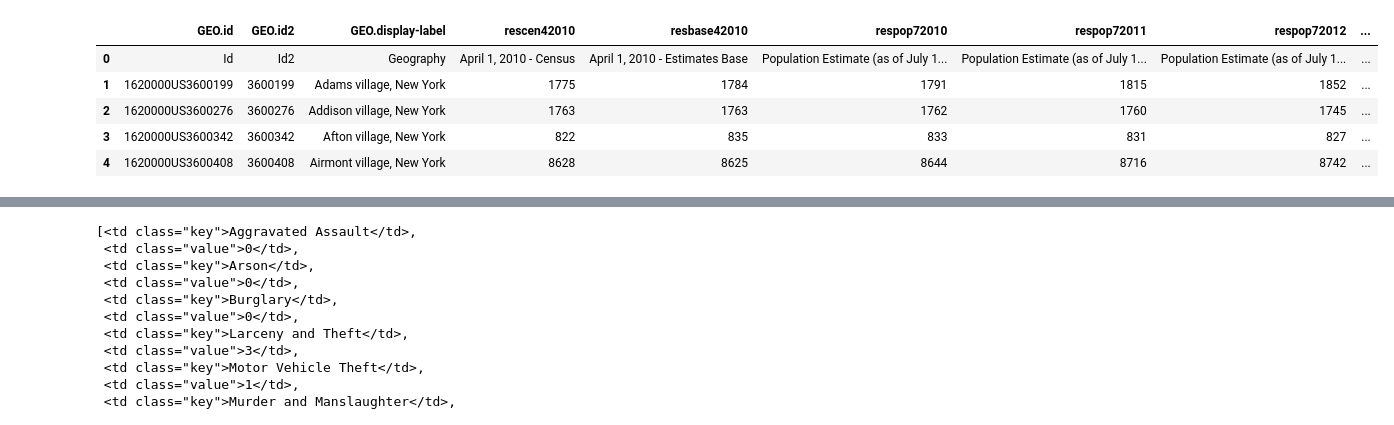
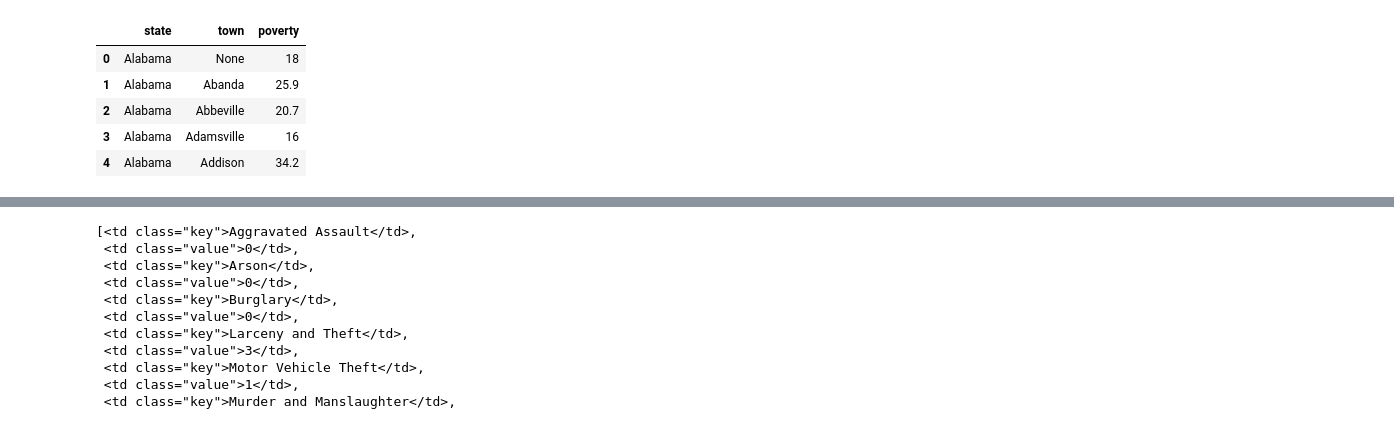
Before and after one commit to escBoston/Where-Should-I-Live, a Jupyter notebook: nocapmain.ipynb, the cells around one changed output, grey strips where cells are left out. Cells and saved outputs as stored; diff of their text form; code cells hidden in the pictures.

```diff
--- a/nocapmain.ipynb
+++ b/nocapmain.ipynb
@@ -19,9 +35,27 @@ nypop = pd.read_csv('./data/pop/nypop.csv')
+# %%
+# Only for Puerto Rico
+for i in range(pov.shape[0]):
+    flip = pov.loc[i, 'state']
+    if '-' not in flip:
+        pov.loc[i, 'state'] = f"-{flip}"
+# %%
+pov['state'] = pov['state'].apply(lambda x: x.split('-')[1].strip())
+# %%
+def clean_towns(town):
+    if town[-4:] == ' CDP':
+        return town[:-4]
+    elif town[-5:] == ' town':
+        return town[:-5]
+    elif town[-5:] == ' city':
+        return town[:-5]
+# %%
+pov['town'] = pov['town'].apply(clean_towns)
 # %%
-nypop.head()
+pov.head()
 # %% [output]
-|  | GEO.id | GEO.id2 | GEO.display-label | rescen42010 | resbase42010 | respop72010 | respop72011 | respop72012 | ... |
-| 0 | Id | Id2 | Geography | April 1, 2010 - Census | April 1, 2010 - Estimates Base | Population Estimate (as of July 1... | Population Estimate (as of July 1... | Population Estimate (as of July 1... | ... |
-| 1 | 1620000US3600199 | 3600199 | Adams village, New York | 1775 | 1784 | 1791 | 1815 | 1852 | ... |
-| 2 | 1620000US3600276 | 3600276 | Addison village, New York | 1763 | 1763 | 1762 | 1760 | 1745 | ... |
-| 3 | 1620000US3600342 | 3600342 | Afton village, New York | 822 | 835 | 833 | 831 | 827 | ... |
-| 4 | 1620000US3600408 | 3600408 | Airmont village, New York | 8628 | 8625 | 8644 | 8716 | 8742 | ... |
+|  | state | town | poverty |
+| 0 | Alabama | None | 18 |
+| 1 | Alabama | Abanda | 25.9 |
+| 2 | Alabama | Abbeville | 20.7 |
+| 3 | Alabama | Adamsville | 16 |
+| 4 | Alabama | Addison | 34.2 |
```
Also changed, not shown: parts of 58 cells of this notebook, 9 other files.
